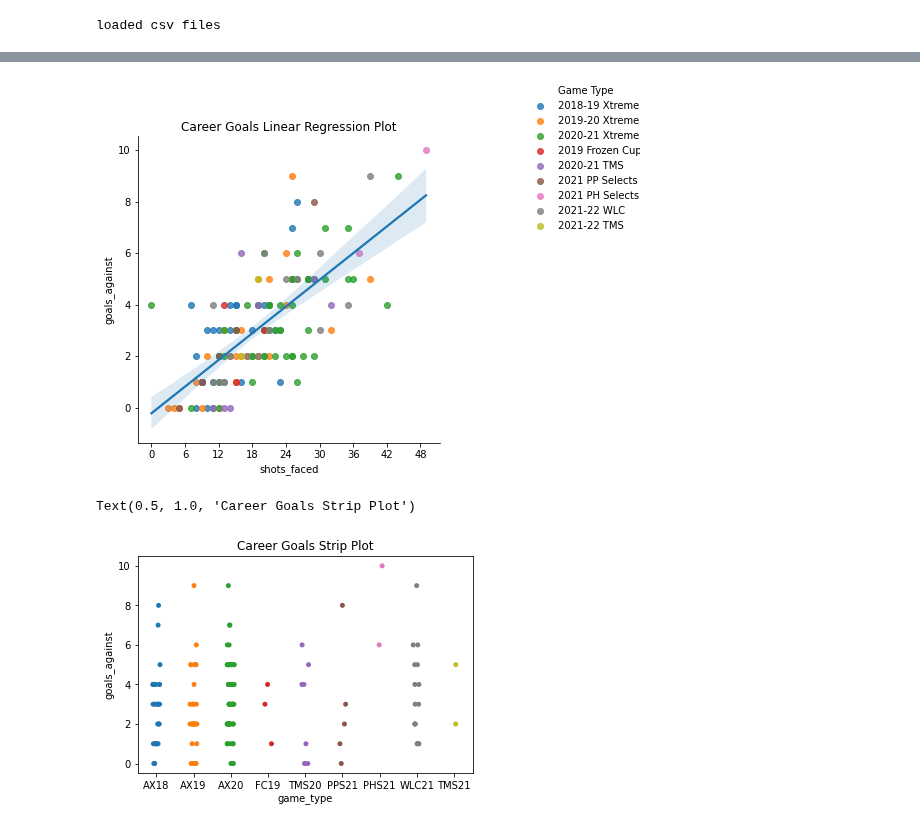
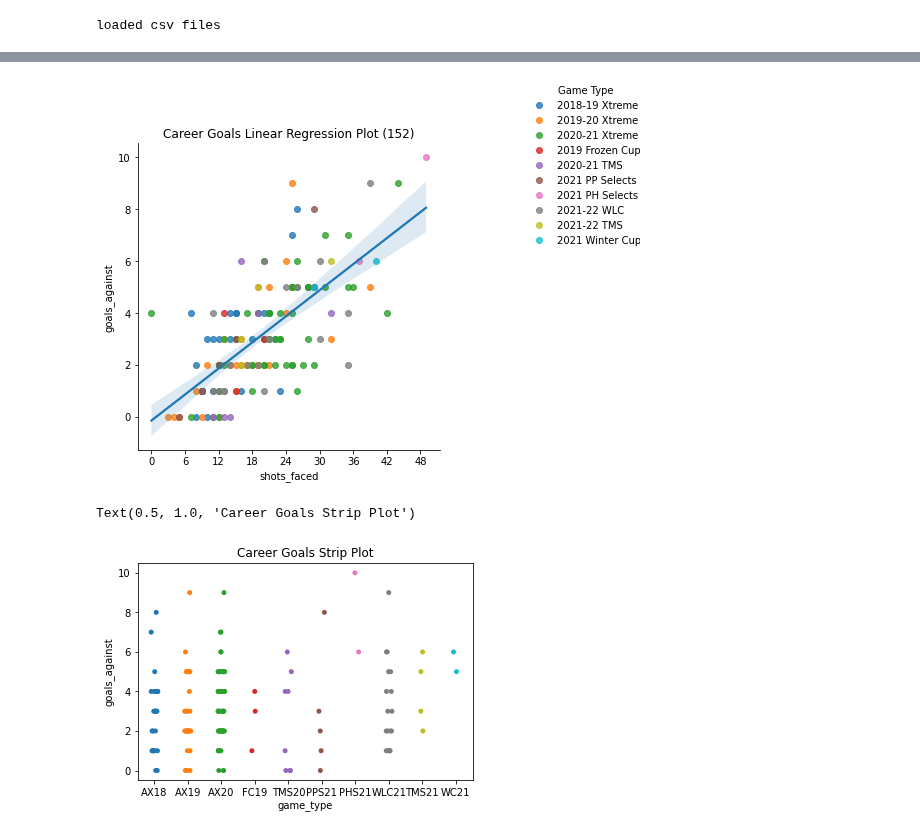
Before and after one commit to werntzp/hockey-stats, a Jupyter notebook: gavin_plots.ipynb, the cells around one changed output, grey strips where cells are left out. Cells and saved outputs as stored; diff of their text form; code cells hidden in the pictures.

```diff
--- a/gavin_plots.ipynb
+++ b/gavin_plots.ipynb
@@ -44,22 +44,22 @@ fig.show()
 # %%
 # plot linear regression of Gavin's goals and shots to look for games where he out/under performed against expectations
 
-graph = sns.lmplot(x='shots', y='oppscore', hue='game', data=df_games, fit_reg=False)
+graph = sns.lmplot(x='shots', y='oppscore', hue='league', data=df_games, fit_reg=False)
 ax = sns.regplot(x='shots', y='oppscore', data=df_games, scatter=False)
+
+for axis in [ax.xaxis, ax.yaxis]:
+    axis.set_major_locator(ticker.MaxNLocator(integer=True))
+
+ax.spines['right'].set_visible(False)
+ax.spines['top'].set_visible(False)
+ax.set_title('2021-21 WLC Goals Plot for Gavin')
 
 # title
 new_title = 'Game Type'
 graph._legend.set_title(new_title)
 graph._legend.set_bbox_to_anchor((1.35, .9))
 # replace labels
-#new_labels = ['Boston Super Series', 'AYHL', 'Non-leage','CCM World Invite']
-#for t, l in zip(graph._legend.texts, new_labels):
-#  t.set_text(l)
-
-ax.spines['right'].set_visible(False)
-ax.spines['top'].set_visible(False)
-ax.set_title('2021-21 WLC Goals Plot for Gavin')
-
-for axis in [ax.xaxis, ax.yaxis]:
-    axis.set_major_locator(ticker.MaxNLocator(integer=True))
+new_labels = ['Boston Super Series', 'AYHL', 'Non-leage','CCM World Invite']
+for t, l in zip(graph._legend.texts, new_labels):
+  t.set_text(l)
 # %% [output]
@@ -69,6 +69,7 @@ for axis in [ax.xaxis, ax.yaxis]:
 
 # create a new data frame with totals
 dfx = pd.DataFrame(columns=["game",	"goals_against",	"shots_faced", "game_type"])
+dfx.iloc[0:0]
 
 # 2018-19
 dfs = pd.read_csv(github_url + "gavin_2018-19.csv")
@@ -142,33 +143,43 @@ for g in df_games.game:
   goals = df_games[df_games.game == g].oppscore.iloc[0]
   shots = df_games[df_games.game == g].shots.iloc[0]
   dfx = dfx.append({'game': g, 'goals_against': float(goals), 'shots_faced': float(shots), 'game_type': game_type} , ignore_index=True)
 
 # for 2021 middle school, data set already prepped
 dfs = pd.read_csv(github_url + "gavin_2021-22_middle_school.csv")
 games = dfs.game
 for g in games:
   game_type = "ms21"
   goals = dfs[dfs.game == g].goals.iloc[0]
   shots = dfs[dfs.game == g].shots.iloc[0]
   dfx = dfx.append({'game': g, 'goals_against': float(goals), 'shots_faced': float(shots), 'game_type': game_type} , ignore_index=True)
 
+# for 2021 winter cup, data set already prepped
+dfs = pd.read_csv(github_url + "gavin_2021_wintercup.csv")
+games = dfs.game
+for g in games:
+  game_type = "wc21"
+  goals = dfs[dfs.game == g].goals.iloc[0]
+  shots = dfs[dfs.game == g].shots.iloc[0]
+  dfx = dfx.append({'game': g, 'goals_against': float(goals), 'shots_faced': float(shots), 'game_type': game_type} , ignore_index=True)
+
 graph = sns.lmplot(x='shots_faced', y='goals_against', hue='game_type', data=dfx, fit_reg=False)
 ax = sns.regplot(x='shots_faced', y='goals_against', data=dfx, scatter=False)
 
 # title
 new_title = 'Game Type'
 graph._legend.set_title(new_title)
 graph._legend.set_bbox_to_anchor((1.3, .9))
 # replace labels
-new_labels = ['2018-19 Xtreme', '2019-20 Xtreme', '2020-21 Xtreme', '2019 Frozen Cup', '2020-21 TMS', '2021 PP Selects', '2021 PH Selects', '2021-22 WLC', '2021-22 TMS']
+new_labels = ['2018-19 Xtreme', '2019-20 Xtreme', '2020-21 Xtreme', '2019 Frozen Cup', '2020-21 TMS', '2021 PP Selects', '2021 PH Selects', '2021-22 WLC', '2021-22 TMS', '2021 Winter Cup']
 for t, l in zip(graph._legend.texts, new_labels):
   t.set_text(l)
 
 ax.spines['right'].set_visible(False)
 ax.spines['top'].set_visible(False)
-ax.set_title('Career Goals Linear Regression Plot')
+num_games = len(dfx.index)
+ax.set_title('Career Goals Linear Regression Plot (' + str(num_games) + ')')
 
 for axis in [ax.xaxis, ax.yaxis]:
     axis.set_major_locator(ticker.MaxNLocator(integer=True))
 # %% [output]
-[figure, old version]
+[figure, new version]
@@ -175,9 +190,7 @@ for axis in [ax.xaxis, ax.yaxis]:
 # %%
 # create a swarm plot for goals over the seasons
-
-dfx["game_type"] = dfx["game_type"].map({"18": "AX18", "19": "AX19", "20": "AX20", "fc": "FC19", "ms20": "TMS20", "pps21": "PPS21", "phs21": "PHS21", "21": "WLC21", "ms21": "TMS21"})
-ax = sns.stripplot(data=dfx, x=dfx['game_type'], y=dfx['goals_against'], dodge=True)
+ax = sns.stripplot(data=dfs, x=dfs['game_type'], y=dfs['goals_against'], dodge=True, jitter=True)
 ax.set_title("Career Goals Strip Plot")
 # %% [output]
 Text(0.5, 1.0, 'Career Goals Strip Plot')
-[figure, old version]
+[figure, new version]
```
Also changed, not shown: parts of 3 cells of this notebook.
